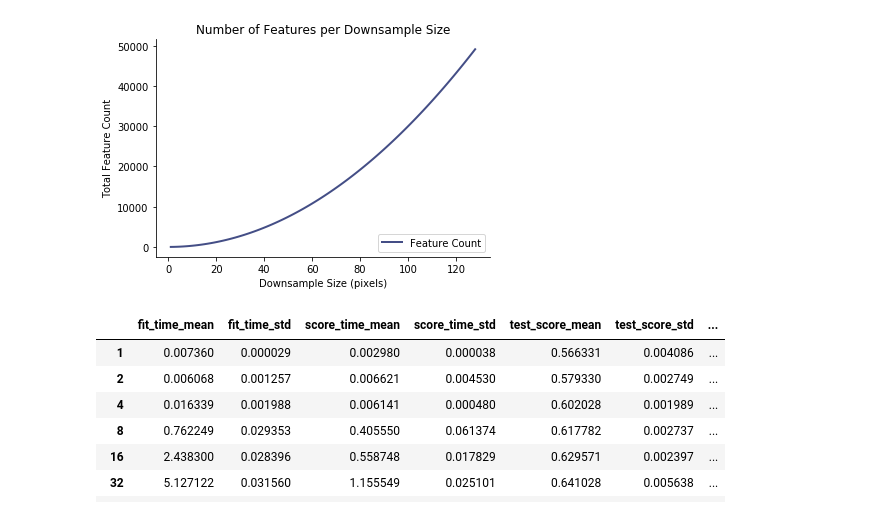
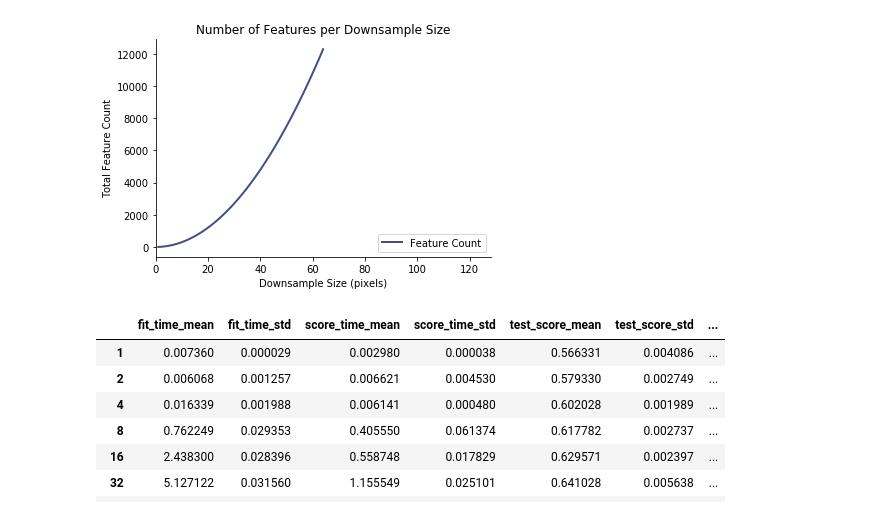
Before and after one commit to nextBillyonair/PGMImageInterpolation, a Jupyter notebook: src/ResultPlotting.ipynb, the cells around one changed output. Saved outputs shown, nothing was run; the diff lists cells and outputs as text; code cells hidden in the pictures.

```diff
--- a/src/ResultPlotting.ipynb
+++ b/src/ResultPlotting.ipynb
@@ -8,16 +8,16 @@ from pprint import pprint
 
 %matplotlib inline
 # %%
-sizes = np.linspace(1, 128, 100)
+sizes = np.linspace(1, 64, 100)
 features = [3*size**2 for size in sizes]
 fig, axs = img_utils.make_subplot(rows=1, cols=1)
 img_utils.lineplot(axs, sizes, features,
                    label="Feature Count", x_label="Downsample Size (pixels)", y_label="Total Feature Count",
                    title="Number of Features per Downsample Size", color=1
                   )
 # plt.savefig('../report/feature_graph.png', dpi=300, bbox_inches='tight')
 # %% [output]
-[figure, old version]
+[figure, new version]
 # %%
 nb = pd.read_csv('nb_data.csv', index_col=0)
 lr = pd.read_csv('lr_data.csv', index_col=0)
```
Also changed, not shown: parts of 3 cells of this notebook, 3 other files.
